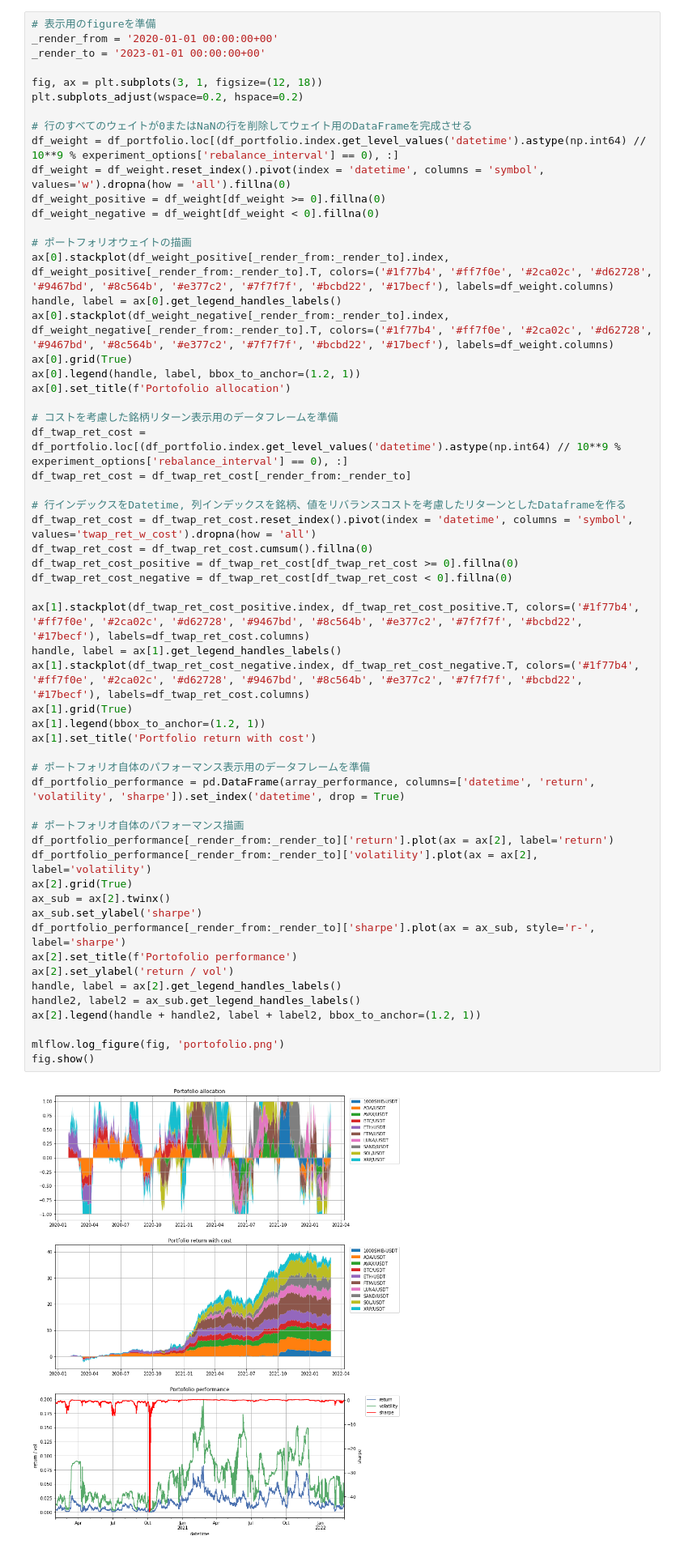
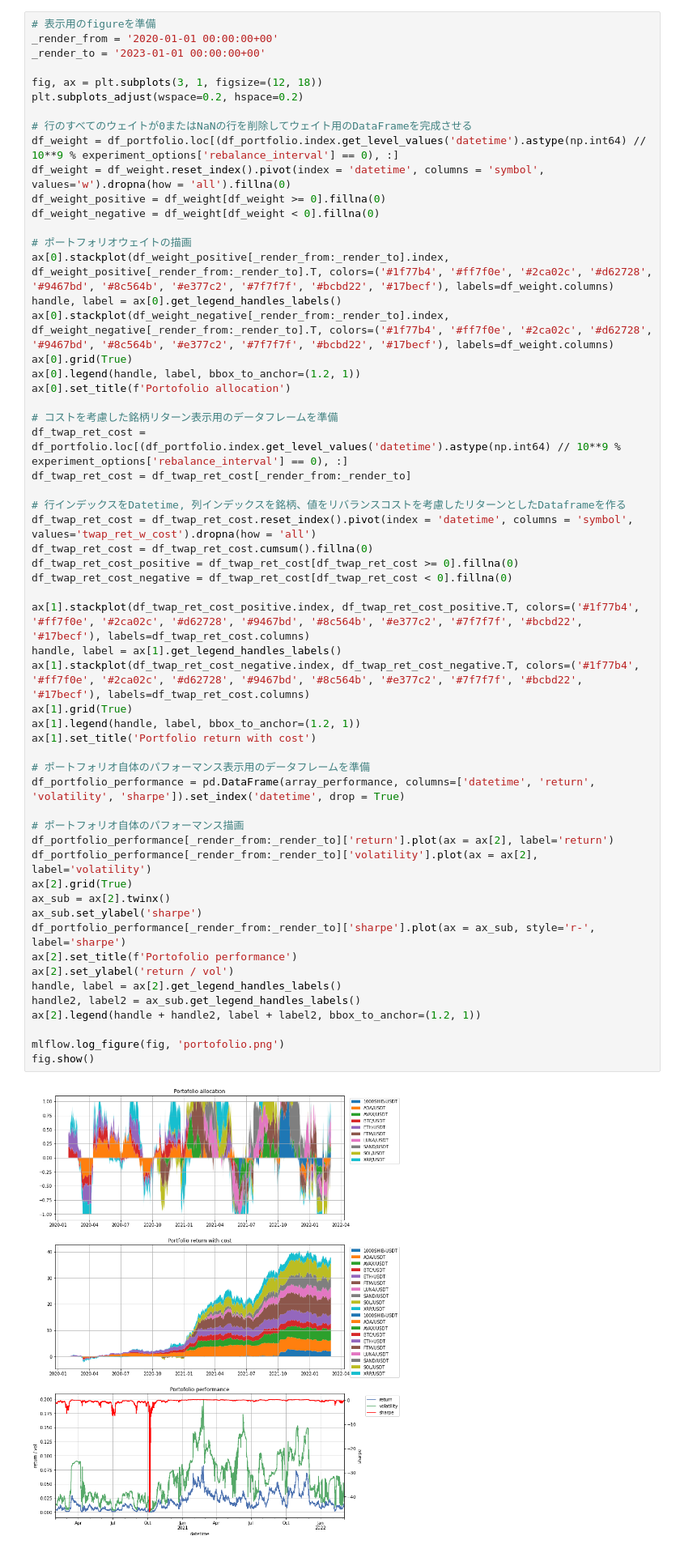
Before and after one commit to takahiro47/crypto_portfolio_bot, a Jupyter notebook: crypto_portfolio_bot.ipynb, the cells around one changed output. Shown: that part at 81% size. Drawn from its saved outputs; the diff is of its cells as text.

Commit message:
Fixed a label bug

```diff
--- a/crypto_portfolio_bot.ipynb
+++ b/crypto_portfolio_bot.ipynb
@@ -344,35 +344,35 @@ df_twap_ret_cost = df_twap_ret_cost[_render_from:_render_to]
 df_twap_ret_cost = df_twap_ret_cost.reset_index().pivot(index = 'datetime', columns = 'symbol', values='twap_ret_w_cost').dropna(how = 'all')
 df_twap_ret_cost = df_twap_ret_cost.cumsum().fillna(0)
 df_twap_ret_cost_positive = df_twap_ret_cost[df_twap_ret_cost >= 0].fillna(0)
 df_twap_ret_cost_negative = df_twap_ret_cost[df_twap_ret_cost < 0].fillna(0)
 
 ax[1].stackplot(df_twap_ret_cost_positive.index, df_twap_ret_cost_positive.T, colors=('#1f77b4', '#ff7f0e', '#2ca02c', '#d62728', '#9467bd', '#8c564b', '#e377c2', '#7f7f7f', '#bcbd22', '#17becf'), labels=df_twap_ret_cost.columns)
 handle, label = ax[1].get_legend_handles_labels()
 ax[1].stackplot(df_twap_ret_cost_negative.index, df_twap_ret_cost_negative.T, colors=('#1f77b4', '#ff7f0e', '#2ca02c', '#d62728', '#9467bd', '#8c564b', '#e377c2', '#7f7f7f', '#bcbd22', '#17becf'), labels=df_twap_ret_cost.columns)
 ax[1].grid(True)
-ax[1].legend(bbox_to_anchor=(1.2, 1))
+ax[1].legend(handle, label, bbox_to_anchor=(1.2, 1))
 ax[1].set_title('Portfolio return with cost')
 
 # ポートフォリオ自体のパフォーマンス表示用のデータフレームを準備
 df_portfolio_performance = pd.DataFrame(array_performance, columns=['datetime', 'return', 'volatility', 'sharpe']).set_index('datetime', drop = True)
 
 # ポートフォリオ自体のパフォーマンス描画
 df_portfolio_performance[_render_from:_render_to]['return'].plot(ax = ax[2], label='return')
 df_portfolio_performance[_render_from:_render_to]['volatility'].plot(ax = ax[2], label='volatility')
 ax[2].grid(True)
 ax_sub = ax[2].twinx()
 ax_sub.set_ylabel('sharpe')
 df_portfolio_performance[_render_from:_render_to]['sharpe'].plot(ax = ax_sub, style='r-', label='sharpe')
 ax[2].set_title(f'Portofolio performance')
 ax[2].set_ylabel('return / vol')
 handle, label = ax[2].get_legend_handles_labels()
 handle2, label2 = ax_sub.get_legend_handles_labels()
 ax[2].legend(handle + handle2, label + label2, bbox_to_anchor=(1.2, 1))
 
 mlflow.log_figure(fig, 'portofolio.png')
 fig.show()
 # %% [output]
-[figure, old version]
+[figure, new version]
 # %%
 mlflow.end_run()
 # %%
```
